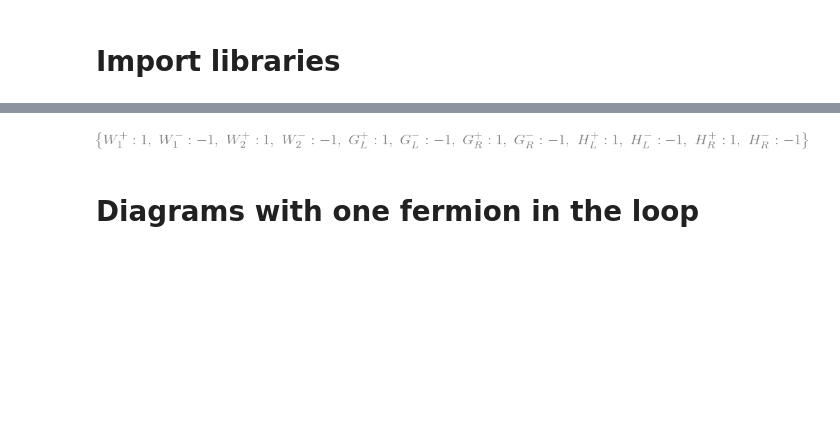
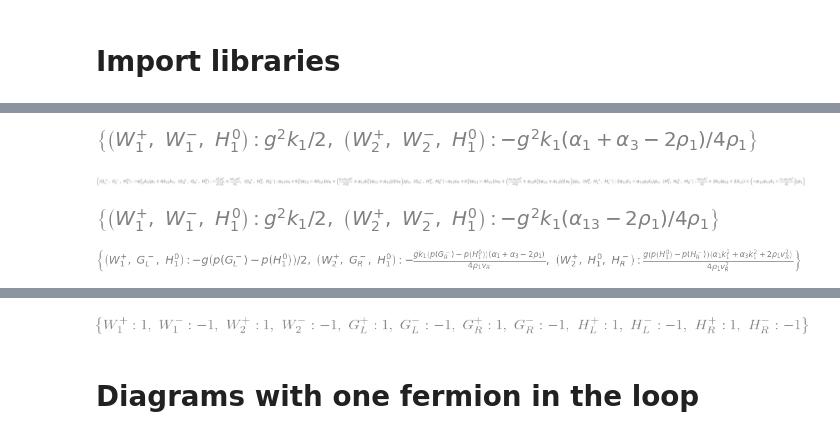
Before and after one commit to moiseszeleny/LRSM-with-Spheno, a Jupyter notebook: sympy_calculations/LFV decays DLRSM/diagrams.ipynb, the cells around one changed output, grey strips where cells are left out. Saved outputs shown, nothing was run; the diff lists cells and outputs as text; code cells hidden in the pictures; blank space fills up the shorter version.

```diff
--- a/sympy_calculations/LFV decays DLRSM/diagrams.ipynb
+++ b/sympy_calculations/LFV decays DLRSM/diagrams.ipynb
@@ -27,0 +20,4 @@ Refactored script execution finished.
+# %%
+interactionsH10_WW_dict_approx
+# %% [output]
+[figure, added]
@@ -28,3 +41,11 @@ Refactored script execution finished.
+# %%
+interactionsH10_SS_dict_approx
+# %% [output]
+[figure, added]
+# %%
+interactionsH10_WW_dict_approx
+# %% [output]
+[figure, added]
 # %%
 interactionsH10_WpSm_dict_approx = {
     **interactionsH10_W1pSm_dict_approx,
@@ -35,3 +56,7 @@ interactionsH10_WmSp_dict_approx = {
     **interactionsH10_W1mSp_dict_approx,
     **interactionsH10_W2mSp_dict_approx
 }
+# %%
+interactionsH10_WpSm_dict_approx
+# %% [output]
+[figure, added]
```
Also changed, not shown: parts of 7 cells of this notebook, 8 other files.
